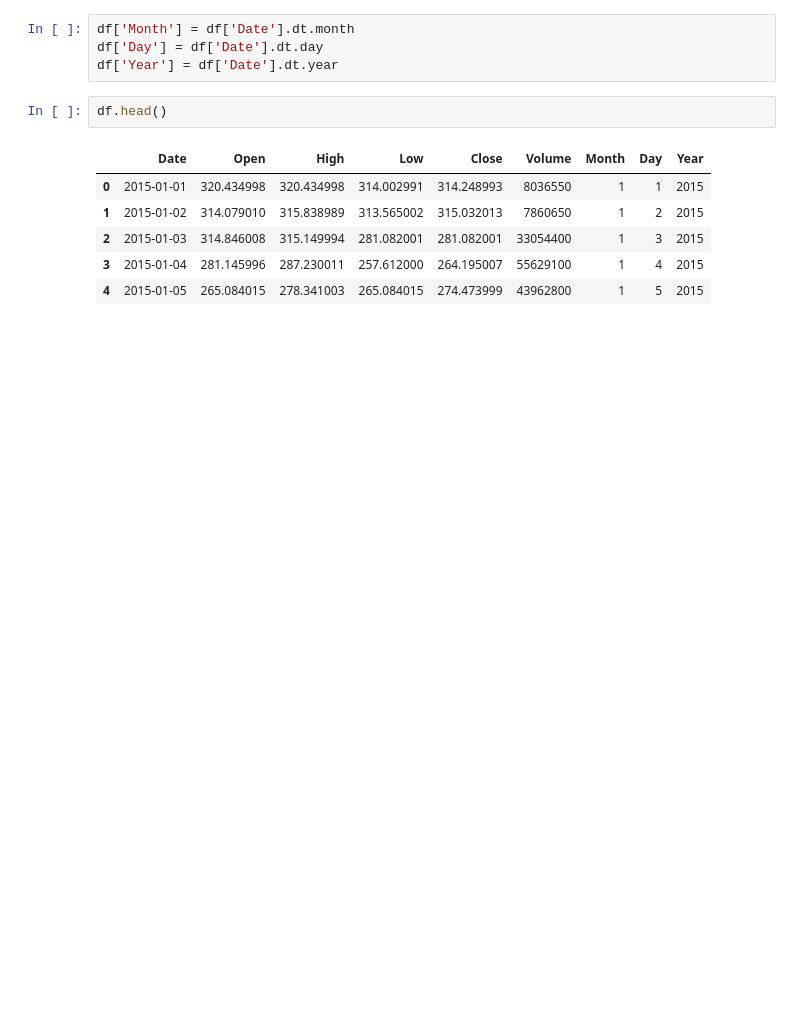
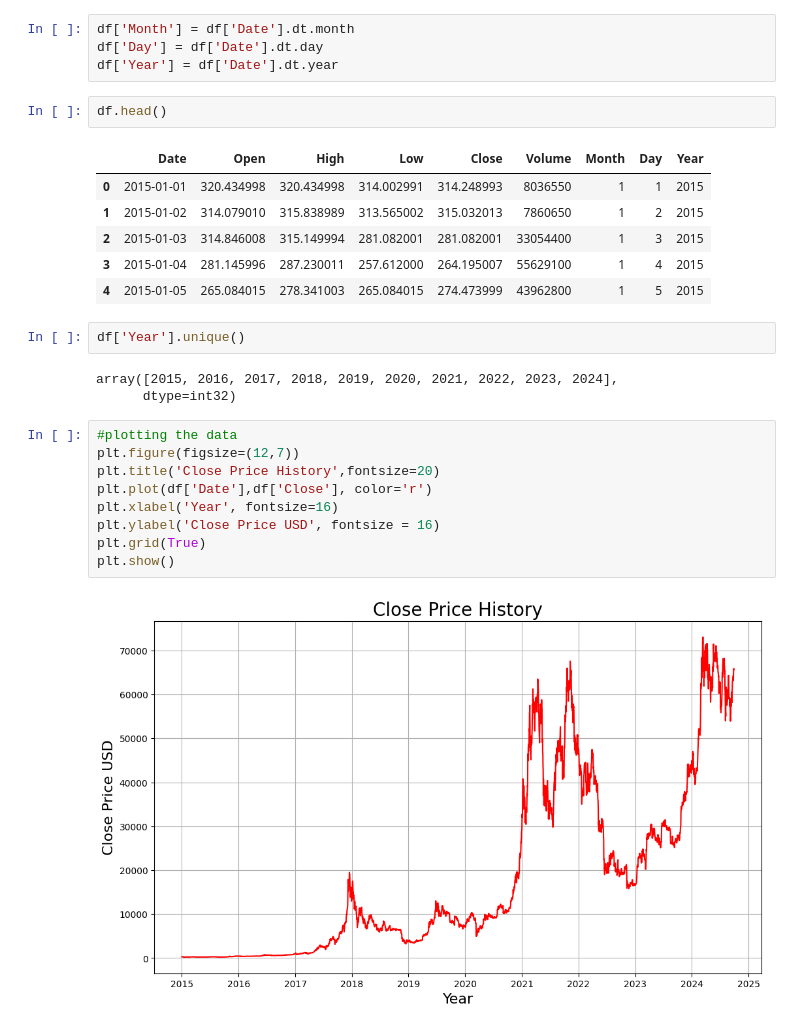
Before and after one commit to asif851/Bitcoin-Price-Prediction, a Jupyter notebook: analysis.ipynb, the cells around one changed output. Saved outputs shown, nothing was run; the diff lists cells and outputs as text; blank space fills up the shorter version.

```diff
--- a/analysis.ipynb
+++ b/analysis.ipynb
@@ -88,3 +106,19 @@ df.head()
 | 2 | 2015-01-03 | 314.846008 | 315.149994 | 281.082001 | 281.082001 | 33054400 | 1 | 3 | 2015 |
 | 3 | 2015-01-04 | 281.145996 | 287.230011 | 257.612000 | 264.195007 | 55629100 | 1 | 4 | 2015 |
 | 4 | 2015-01-05 | 265.084015 | 278.341003 | 265.084015 | 274.473999 | 43962800 | 1 | 5 | 2015 |
+# %%
+df['Year'].unique()
+# %% [output]
+array([2015, 2016, 2017, 2018, 2019, 2020, 2021, 2022, 2023, 2024],
+      dtype=int32)
+# %%
+#plotting the data
+plt.figure(figsize=(12,7))
+plt.title('Close Price History',fontsize=20)
+plt.plot(df['Date'],df['Close'], color='r')
+plt.xlabel('Year', fontsize=16)
+plt.ylabel('Close Price USD', fontsize = 16)
+plt.grid(True)
+plt.show()
+# %% [output]
+[figure, added]
```
Also changed, not shown: parts of 6 cells of this notebook.
